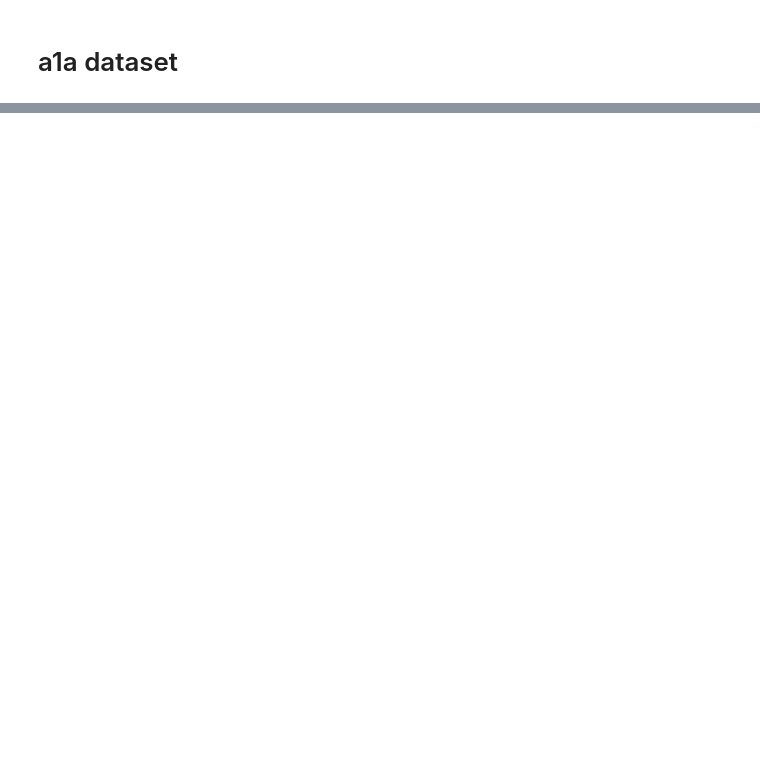
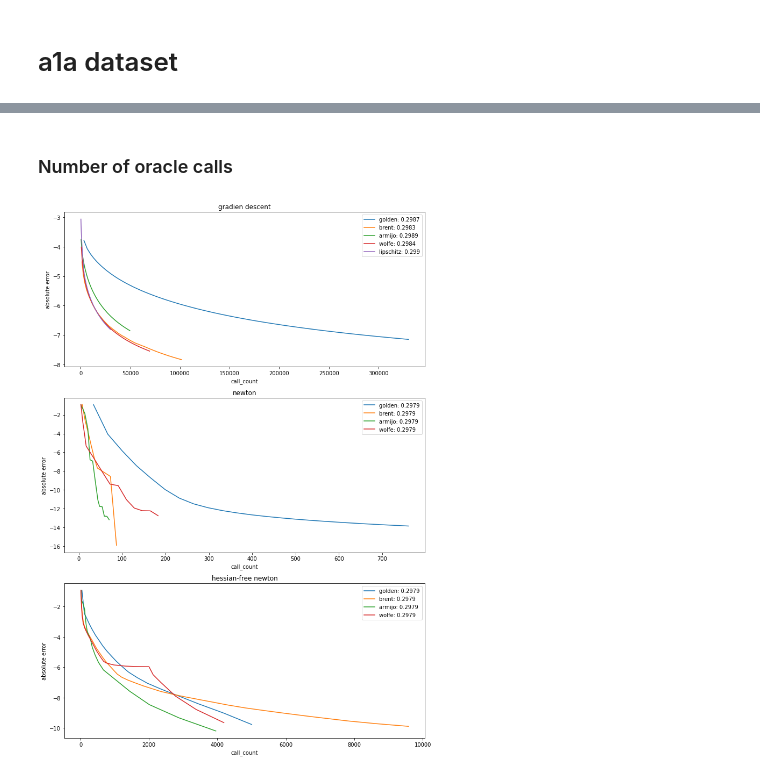
Before and after one commit to Howuhh/hse_optimization, a Jupyter notebook: hw2/analysis.ipynb, the cells around one changed output, grey strips where cells are left out. Cells and saved outputs as stored; diff of their text form; code cells hidden in the pictures; blank space fills up the shorter version.

```diff
--- a/hw2/analysis.ipynb
+++ b/hw2/analysis.ipynb
@@ -67,0 +73,6 @@ n_iters
+# %% [markdown]
+### Number of oracle calls
+# %%
+plot_model(a1a_oracle, a1a_optim_params[2])
+# %% [output]
+[figure, added]
```
Also changed, not shown: parts of 9 cells of this notebook, 8 other files.
